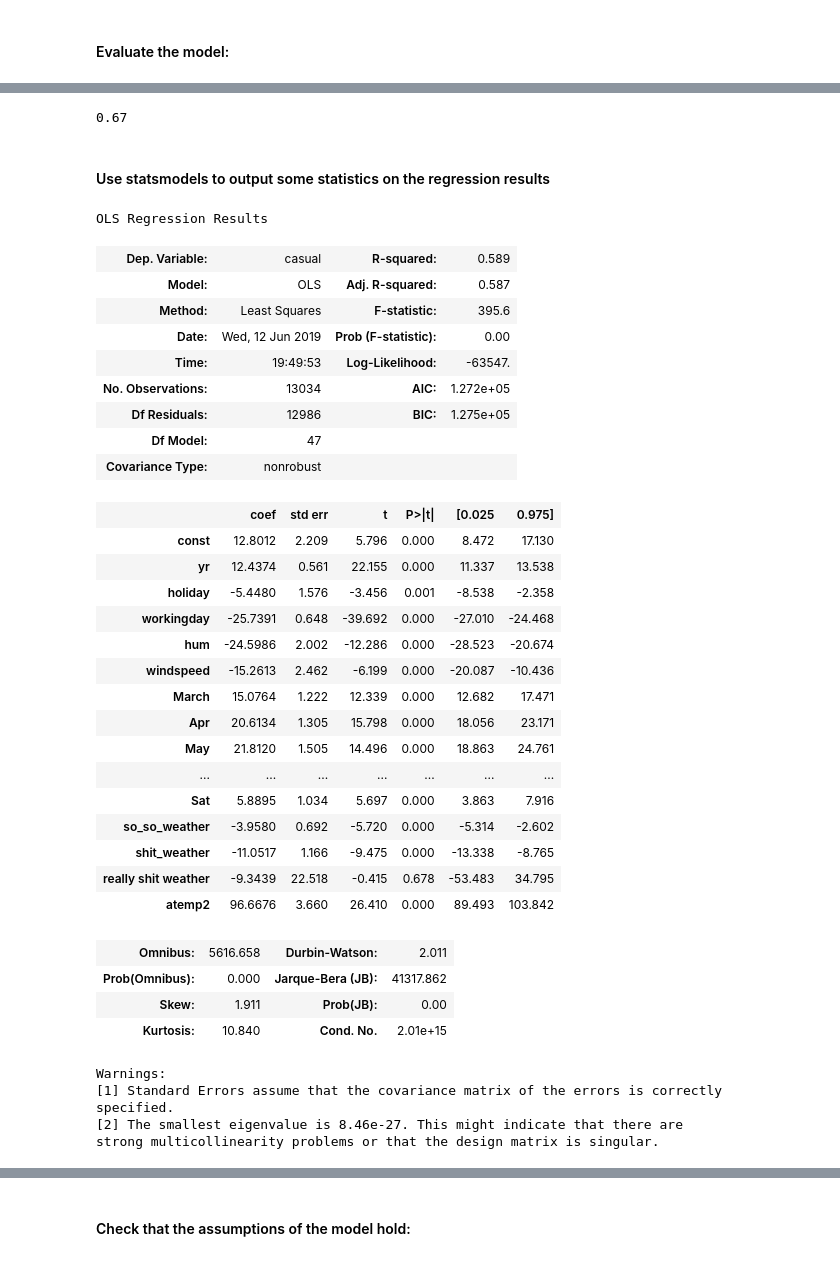
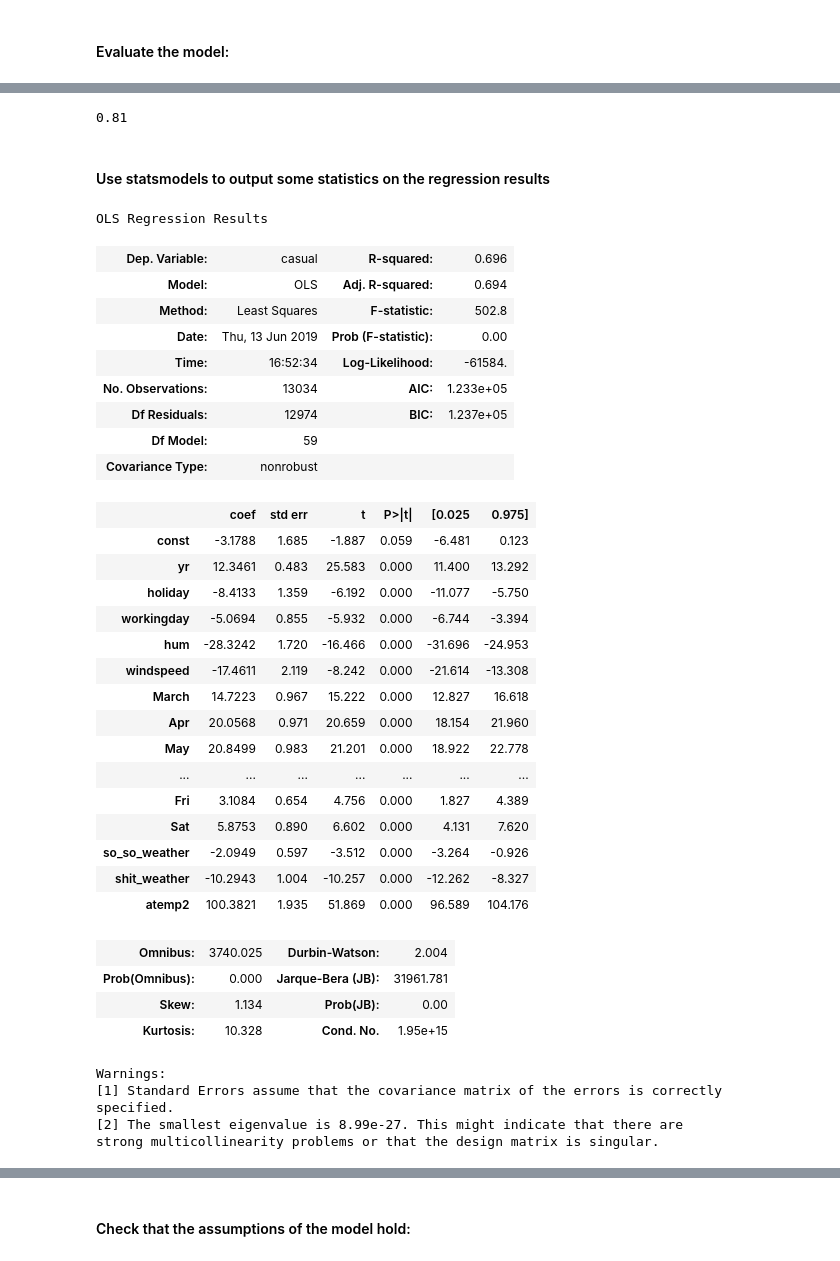
Before and after one commit to blatmand/ds_bicycle_rental, a Jupyter notebook: s_linear_regression_h.ipynb, the cells around one changed output, grey strips where cells are left out. Saved outputs shown, nothing was run; the diff lists cells and outputs as text; code cells hidden in the pictures.

```diff
--- a/s_linear_regression_h.ipynb
+++ b/s_linear_regression_h.ipynb
@@ -57,0 +55,5 @@ Name: dteday, dtype: datetime64[ns]
+# %%
+#feat = PolynomialFeatures(interaction_only=True)
+#pd.DataFrame(feat.fit_transform(df[['workingday', 'hr']]), columns=[''])
+df['interact'] = df['workingday'] * df['hr']
+df
@@ -129,7 +228,3 @@ Xtrain, Xtest, rtrain, rtest = train_test_split(X, registered, random_state=42)
 Xtrain, Xtest, ytrain, ytest = train_test_split(X, y, random_state=42)
 # %% [markdown]
 #### Feature Engineering:
-# %%
-Xtrain = feature_engineer(Xtrain)
-Xtest = feature_engineer(Xtest)
-Xtrain.head()
@@ -144,0 +231,6 @@ Xtrain.head()
+# %%
+Xtrainr = feature_engineer_r(Xtrain)
+Xtestr = feature_engineer_r(Xtest)
+Xtrainc = feature_engineer_c(Xtrain)
+Xtestc = feature_engineer_c(Xtest)
+Xtrainr.head()
@@ -151,6 +252,6 @@ Xtrain.head()
 mc = LinearRegression()
 mr = LinearRegression()
 # %%
-mc.fit(Xtrain, ctrain)
+mc.fit(Xtrainc, ctrain)
 mc.coef_, mc.intercept_
 # %% [output]
@@ -203,50 +310,50 @@ round(mr.score(Xtrain, rtrain), 2)
 # %%
-round(mr.score(Xtest, rtest), 2)
+round(mr.score(Xtestr, rtest), 2)
 # %% [output]
-0.67
+0.81
 # %% [markdown]
 #### Use statsmodels to output some statistics on the regression results
 # %%
 # Fit and summarize OLS model
-modc = sm.OLS(ctrain, sm.add_constant(Xtrain))
+modc = sm.OLS(ctrain, sm.add_constant(Xtrainc))
 
 res = modc.fit()
 
 res.summary()
 # %% [output]
 OLS Regression Results
-| Dep. Variable: | casual | R-squared: | 0.589 |
-| Model: | OLS | Adj. R-squared: | 0.587 |
-| Method: | Least Squares | F-statistic: | 395.6 |
-| Date: | Wed, 12 Jun 2019 | Prob (F-statistic): | 0.00 |
-| Time: | 19:49:53 | Log-Likelihood: | -63547. |
-| No. Observations: | 13034 | AIC: | 1.272e+05 |
-| Df Residuals: | 12986 | BIC: | 1.275e+05 |
-| Df Model: | 47 |  |  |
+| Dep. Variable: | casual | R-squared: | 0.696 |
+| Model: | OLS | Adj. R-squared: | 0.694 |
+| Method: | Least Squares | F-statistic: | 502.8 |
+| Date: | Thu, 13 Jun 2019 | Prob (F-statistic): | 0.00 |
+| Time: | 16:52:34 | Log-Likelihood: | -61584. |
+| No. Observations: | 13034 | AIC: | 1.233e+05 |
+| Df Residuals: | 12974 | BIC: | 1.237e+05 |
+| Df Model: | 59 |  |  |
 | Covariance Type: | nonrobust |  |  |
 |  | coef | std err | t | P>|t| | [0.025 | 0.975] |
-| const | 12.8012 | 2.209 | 5.796 | 0.000 | 8.472 | 17.130 |
-| yr | 12.4374 | 0.561 | 22.155 | 0.000 | 11.337 | 13.538 |
-| holiday | -5.4480 | 1.576 | -3.456 | 0.001 | -8.538 | -2.358 |
-| workingday | -25.7391 | 0.648 | -39.692 | 0.000 | -27.010 | -24.468 |
-| hum | -24.5986 | 2.002 | -12.286 | 0.000 | -28.523 | -20.674 |
-| windspeed | -15.2613 | 2.462 | -6.199 | 0.000 | -20.087 | -10.436 |
-| March | 15.0764 | 1.222 | 12.339 | 0.000 | 12.682 | 17.471 |
-| Apr | 20.6134 | 1.305 | 15.798 | 0.000 | 18.056 | 23.171 |
-| May | 21.8120 | 1.505 | 14.496 | 0.000 | 18.863 | 24.761 |
+| const | -3.1788 | 1.685 | -1.887 | 0.059 | -6.481 | 0.123 |
+| yr | 12.3461 | 0.483 | 25.583 | 0.000 | 11.400 | 13.292 |
+| holiday | -8.4133 | 1.359 | -6.192 | 0.000 | -11.077 | -5.750 |
+| workingday | -5.0694 | 0.855 | -5.932 | 0.000 | -6.744 | -3.394 |
+| hum | -28.3242 | 1.720 | -16.466 | 0.000 | -31.696 | -24.953 |
+| windspeed | -17.4611 | 2.119 | -8.242 | 0.000 | -21.614 | -13.308 |
+| March | 14.7223 | 0.967 | 15.222 | 0.000 | 12.827 | 16.618 |
+| Apr | 20.0568 | 0.971 | 20.659 | 0.000 | 18.154 | 21.960 |
+| May | 20.8499 | 0.983 | 21.201 | 0.000 | 18.922 | 22.778 |
 | ... | ... | ... | ... | ... | ... | ... |
-| Sat | 5.8895 | 1.034 | 5.697 | 0.000 | 3.863 | 7.916 |
-| so_so_weather | -3.9580 | 0.692 | -5.720 | 0.000 | -5.314 | -2.602 |
-| shit_weather | -11.0517 | 1.166 | -9.475 | 0.000 | -13.338 | -8.765 |
-| really shit weather | -9.3439 | 22.518 | -0.415 | 0.678 | -53.483 | 34.795 |
-| atemp2 | 96.6676 | 3.660 | 26.410 | 0.000 | 89.493 | 103.842 |
+| Fri | 3.1084 | 0.654 | 4.756 | 0.000 | 1.827 | 4.389 |
+| Sat | 5.8753 | 0.890 | 6.602 | 0.000 | 4.131 | 7.620 |
+| so_so_weather | -2.0949 | 0.597 | -3.512 | 0.000 | -3.264 | -0.926 |
+| shit_weather | -10.2943 | 1.004 | -10.257 | 0.000 | -12.262 | -8.327 |
+| atemp2 | 100.3821 | 1.935 | 51.869 | 0.000 | 96.589 | 104.176 |
-| Omnibus: | 5616.658 | Durbin-Watson: | 2.011 |
-| Prob(Omnibus): | 0.000 | Jarque-Bera (JB): | 41317.862 |
-| Skew: | 1.911 | Prob(JB): | 0.00 |
-| Kurtosis: | 10.840 | Cond. No. | 2.01e+15 |
+| Omnibus: | 3740.025 | Durbin-Watson: | 2.004 |
+| Prob(Omnibus): | 0.000 | Jarque-Bera (JB): | 31961.781 |
+| Skew: | 1.134 | Prob(JB): | 0.00 |
+| Kurtosis: | 10.328 | Cond. No. | 1.95e+15 |
 Warnings:
 [1] Standard Errors assume that the covariance matrix of the errors is correctly specified.
-[2] The smallest eigenvalue is 8.46e-27. This might indicate that there are
+[2] The smallest eigenvalue is 8.99e-27. This might indicate that there are
 strong multicollinearity problems or that the design matrix is singular.
 # %%
 # Fit and summarize OLS model
```
Also changed, not shown: parts of 18 cells of this notebook, 2 other files.
